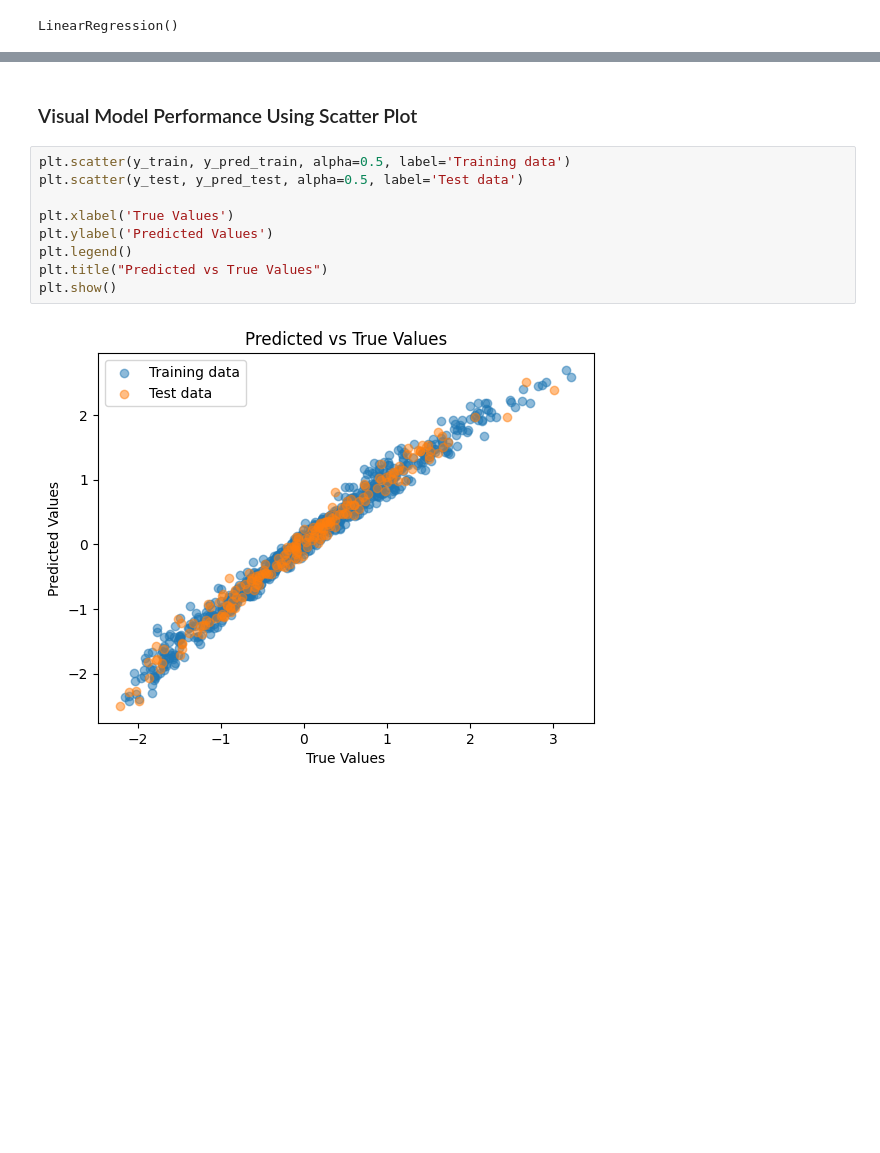
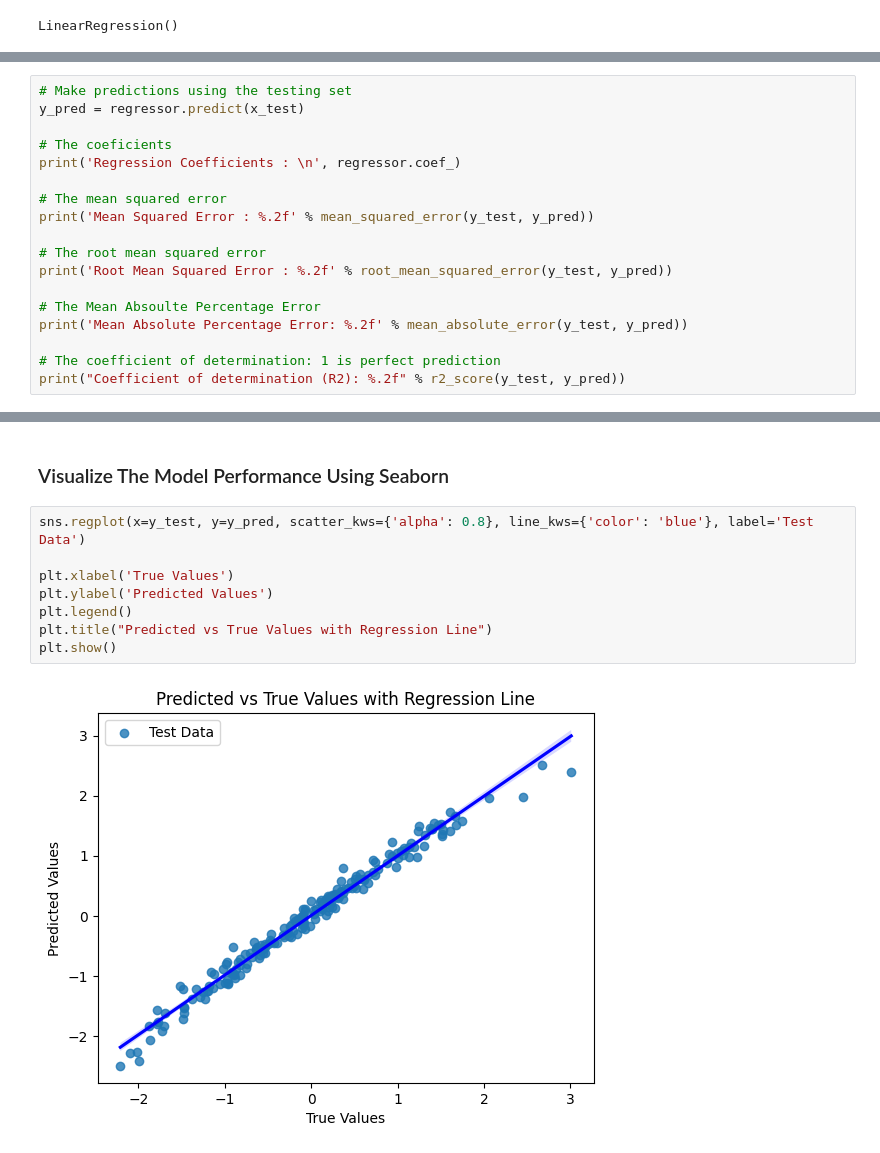
Before and after one commit to HenryGunadi/simple_linear_regression, a Jupyter notebook: main.ipynb, the cells around one changed output, grey strips where cells are left out. Cells and saved outputs as stored; diff of their text form; blank space fills up the shorter version.

```diff
--- a/main.ipynb
+++ b/main.ipynb
@@ -501,0 +479,18 @@ Model Results Comparison
+# %%
+# Make predictions using the testing set
+y_pred = regressor.predict(x_test)
+
+# The coeficients
+print('Regression Coefficients : \n', regressor.coef_)
+
+# The mean squared error
+print('Mean Squared Error : %.2f' % mean_squared_error(y_test, y_pred))
+
+# The root mean squared error
+print('Root Mean Squared Error : %.2f' % root_mean_squared_error(y_test, y_pred))
+
+# The Mean Absoulte Percentage Error
+print('Mean Absolute Percentage Error: %.2f' % mean_absolute_error(y_test, y_pred))
+
+# The coefficient of determination: 1 is perfect prediction
+print("Coefficient of determination (R2): %.2f" % r2_score(y_test, y_pred))
@@ -502,13 +506,12 @@ Model Results Comparison
 # %% [markdown]
-### Visual Model Performance Using Scatter Plot
+### Visualize The Model Performance Using Seaborn
 # %%
-plt.scatter(y_train, y_pred_train, alpha=0.5, label='Training data')
-plt.scatter(y_test, y_pred_test, alpha=0.5, label='Test data')
+sns.regplot(x=y_test, y=y_pred, scatter_kws={'alpha': 0.8}, line_kws={'color': 'blue'}, label='Test Data')
 
 plt.xlabel('True Values')
 plt.ylabel('Predicted Values')
 plt.legend()
-plt.title("Predicted vs True Values")
+plt.title("Predicted vs True Values with Regression Line")
 plt.show()
 # %% [output]
-[figure, old version]
+[figure, new version]
```
Also changed, not shown: parts of 7 cells of this notebook, 1 other file.
